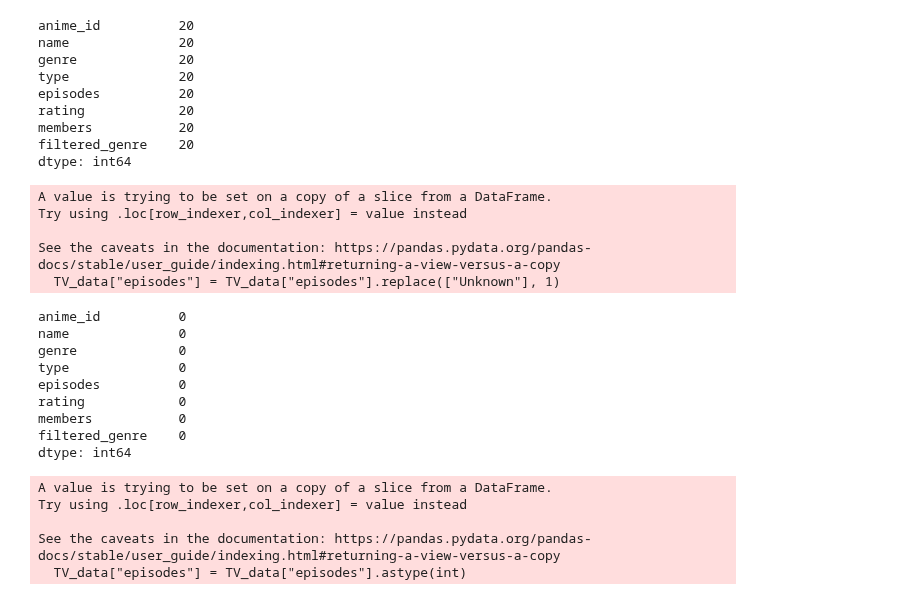
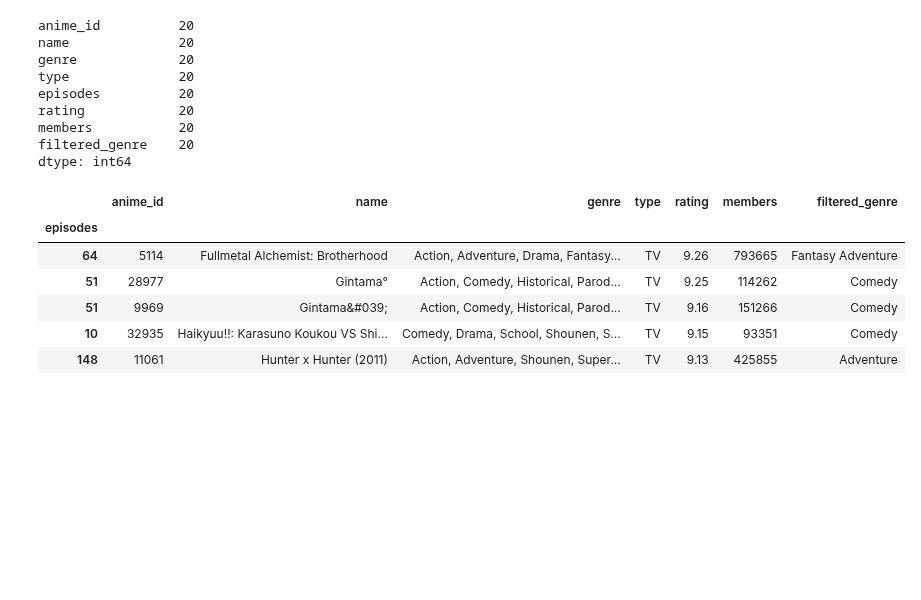
Before and after one commit to ErnestaTum/-Python_mokymai, a Jupyter notebook: baigiamasis_darbas.ipynb, the cells around one changed output. Drawn from its saved outputs; the diff is of its cells as text; code cells hidden in the pictures; blank space fills up the shorter version.

```diff
--- a/baigiamasis_darbas.ipynb
+++ b/baigiamasis_darbas.ipynb
@@ -475,29 +506,14 @@ rating            20
 members           20
 filtered_genre    20
 dtype: int64
-# %%
-TV_data["episodes"] = TV_data["episodes"].replace(["Unknown"], 1)
-TV_data[TV_data["episodes"] == "Unknown"].count()
-# %% [output]
-A value is trying to be set on a copy of a slice from a DataFrame.
-Try using .loc[row_indexer,col_indexer] = value instead
-
-See the caveats in the documentation: https://pandas.pydata.org/pandas-docs/stable/user_guide/indexing.html#returning-a-view-versus-a-copy
-  TV_data["episodes"] = TV_data["episodes"].replace(["Unknown"], 1)
-anime_id          0
-name              0
-genre             0
-type              0
-episodes          0
-rating            0
-members           0
-filtered_genre    0
-dtype: int64
-# %%
-TV_data["episodes"] = TV_data["episodes"].astype(int)
-# %% [output]
-A value is trying to be set on a copy of a slice from a DataFrame.
-Try using .loc[row_indexer,col_indexer] = value instead
-
-See the caveats in the documentation: https://pandas.pydata.org/pandas-docs/stable/user_guide/indexing.html#returning-a-view-versus-a-copy
-  TV_data["episodes"] = TV_data["episodes"].astype(int)
+# %%
+TV_data_clean = TV_data.set_index("episodes")
+TV_data_clean.head()
+# %% [output]
+|  | anime_id | name | genre | type | rating | members | filtered_genre |
+| episodes |  |  |  |  |  |  |  |
+| 64 | 5114 | Fullmetal Alchemist: Brotherhood | Action, Adventure, Drama, Fantasy... | TV | 9.26 | 793665 | Fantasy Adventure |
+| 51 | 28977 | Gintama° | Action, Comedy, Historical, Parod... | TV | 9.25 | 114262 | Comedy |
+| 51 | 9969 | Gintama&#039; | Action, Comedy, Historical, Parod... | TV | 9.16 | 151266 | Comedy |
+| 10 | 32935 | Haikyuu!!: Karasuno Koukou VS Shi... | Comedy, Drama, School, Shounen, S... | TV | 9.15 | 93351 | Comedy |
+| 148 | 11061 | Hunter x Hunter (2011) | Action, Adventure, Shounen, Super... | TV | 9.13 | 425855 | Adventure |
```
Also changed, not shown: parts of 22 cells of this notebook.
